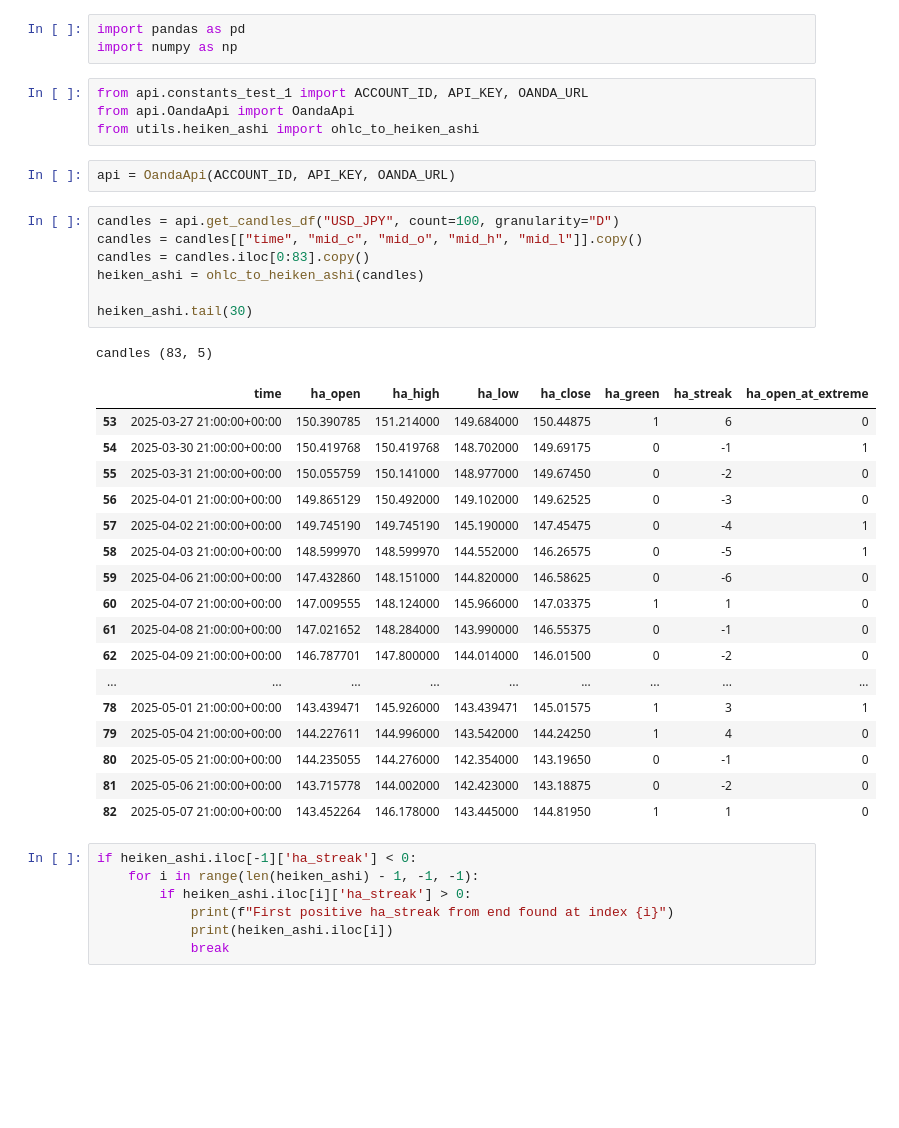
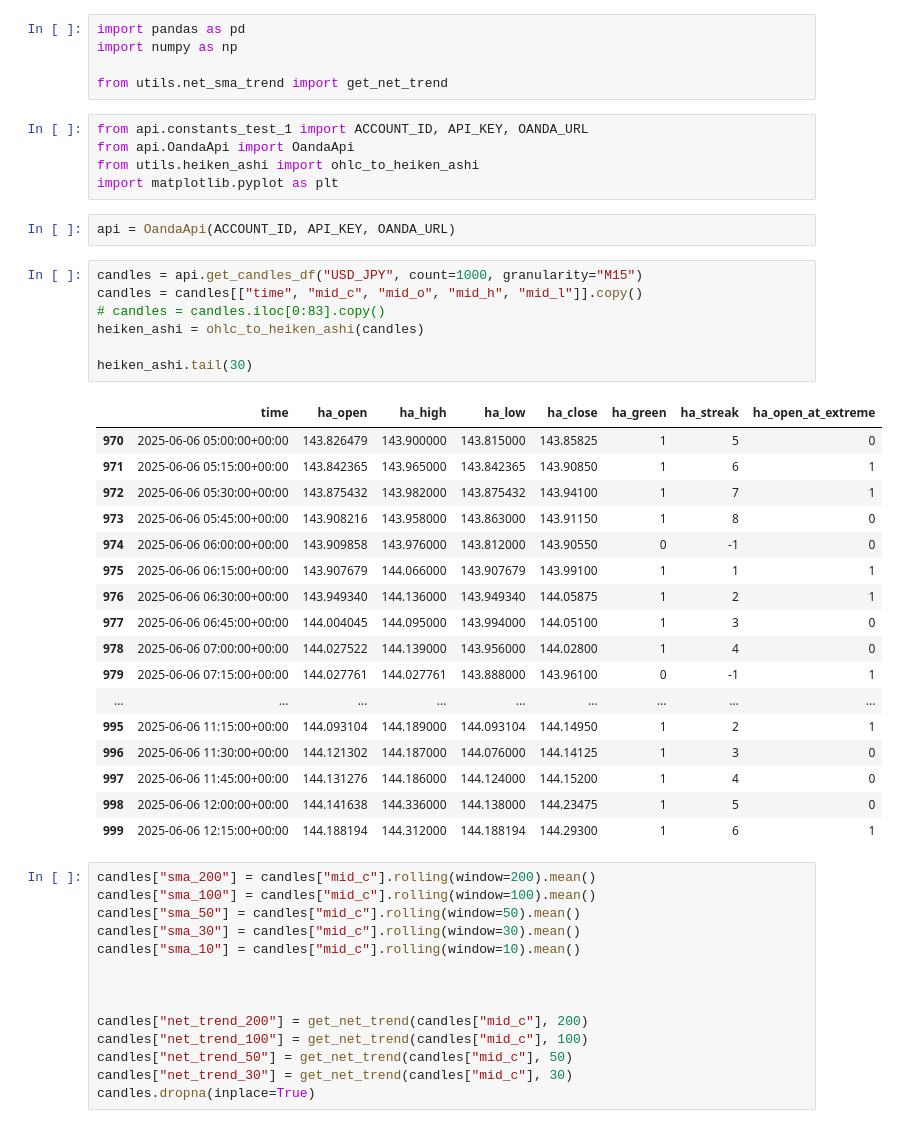
Before and after one commit to jabhishek/trading-bot-heiken, a Jupyter notebook: swing_low.ipynb, the cells around one changed output. Drawn from its saved outputs; the diff is of its cells as text; blank space fills up the shorter version.

```diff
--- a/swing_low.ipynb
+++ b/swing_low.ipynb
@@ -1,43 +1,52 @@
 # %%
 import pandas as pd
 import numpy as np
+
+from utils.net_sma_trend import get_net_trend
 # %%
 from api.constants_test_1 import ACCOUNT_ID, API_KEY, OANDA_URL
 from api.OandaApi import OandaApi
 from utils.heiken_ashi import ohlc_to_heiken_ashi
+import matplotlib.pyplot as plt
 # %%
 api = OandaApi(ACCOUNT_ID, API_KEY, OANDA_URL)
 # %%
-candles = api.get_candles_df("USD_JPY", count=100, granularity="D")
+candles = api.get_candles_df("USD_JPY", count=1000, granularity="M15")
 candles = candles[["time", "mid_c", "mid_o", "mid_h", "mid_l"]].copy()
-candles = candles.iloc[0:83].copy()
+# candles = candles.iloc[0:83].copy()
 heiken_ashi = ohlc_to_heiken_ashi(candles)
 
 heiken_ashi.tail(30)
 # %% [output]
-candles (83, 5)
 |  | time | ha_open | ha_high | ha_low | ha_close | ha_green | ha_streak | ha_open_at_extreme |
-| 53 | 2025-03-27 21:00:00+00:00 | 150.390785 | 151.214000 | 149.684000 | 150.44875 | 1 | 6 | 0 |
-| 54 | 2025-03-30 21:00:00+00:00 | 150.419768 | 150.419768 | 148.702000 | 149.69175 | 0 | -1 | 1 |
-| 55 | 2025-03-31 21:00:00+00:00 | 150.055759 | 150.141000 | 148.977000 | 149.67450 | 0 | -2 | 0 |
-| 56 | 2025-04-01 21:00:00+00:00 | 149.865129 | 150.492000 | 149.102000 | 149.62525 | 0 | -3 | 0 |
-| 57 | 2025-04-02 21:00:00+00:00 | 149.745190 | 149.745190 | 145.190000 | 147.45475 | 0 | -4 | 1 |
-| 58 | 2025-04-03 21:00:00+00:00 | 148.599970 | 148.599970 | 144.552000 | 146.26575 | 0 | -5 | 1 |
-| 59 | 2025-04-06 21:00:00+00:00 | 147.432860 | 148.151000 | 144.820000 | 146.58625 | 0 | -6 | 0 |
-| 60 | 2025-04-07 21:00:00+00:00 | 147.009555 | 148.124000 | 145.966000 | 147.03375 | 1 | 1 | 0 |
-| 61 | 2025-04-08 21:00:00+00:00 | 147.021652 | 148.284000 | 143.990000 | 146.55375 | 0 | -1 | 0 |
-| 62 | 2025-04-09 21:00:00+00:00 | 146.787701 | 147.800000 | 144.014000 | 146.01500 | 0 | -2 | 0 |
+| 970 | 2025-06-06 05:00:00+00:00 | 143.826479 | 143.900000 | 143.815000 | 143.85825 | 1 | 5 | 0 |
+| 971 | 2025-06-06 05:15:00+00:00 | 143.842365 | 143.965000 | 143.842365 | 143.90850 | 1 | 6 | 1 |
+| 972 | 2025-06-06 05:30:00+00:00 | 143.875432 | 143.982000 | 143.875432 | 143.94100 | 1 | 7 | 1 |
+| 973 | 2025-06-06 05:45:00+00:00 | 143.908216 | 143.958000 | 143.863000 | 143.91150 | 1 | 8 | 0 |
+| 974 | 2025-06-06 06:00:00+00:00 | 143.909858 | 143.976000 | 143.812000 | 143.90550 | 0 | -1 | 0 |
+| 975 | 2025-06-06 06:15:00+00:00 | 143.907679 | 144.066000 | 143.907679 | 143.99100 | 1 | 1 | 1 |
+| 976 | 2025-06-06 06:30:00+00:00 | 143.949340 | 144.136000 | 143.949340 | 144.05875 | 1 | 2 | 1 |
+| 977 | 2025-06-06 06:45:00+00:00 | 144.004045 | 144.095000 | 143.994000 | 144.05100 | 1 | 3 | 0 |
+| 978 | 2025-06-06 07:00:00+00:00 | 144.027522 | 144.139000 | 143.956000 | 144.02800 | 1 | 4 | 0 |
+| 979 | 2025-06-06 07:15:00+00:00 | 144.027761 | 144.027761 | 143.888000 | 143.96100 | 0 | -1 | 1 |
 | ... | ... | ... | ... | ... | ... | ... | ... | ... |
-| 78 | 2025-05-01 21:00:00+00:00 | 143.439471 | 145.926000 | 143.439471 | 145.01575 | 1 | 3 | 1 |
-| 79 | 2025-05-04 21:00:00+00:00 | 144.227611 | 144.996000 | 143.542000 | 144.24250 | 1 | 4 | 0 |
-| 80 | 2025-05-05 21:00:00+00:00 | 144.235055 | 144.276000 | 142.354000 | 143.19650 | 0 | -1 | 0 |
-| 81 | 2025-05-06 21:00:00+00:00 | 143.715778 | 144.002000 | 142.423000 | 143.18875 | 0 | -2 | 0 |
-| 82 | 2025-05-07 21:00:00+00:00 | 143.452264 | 146.178000 | 143.445000 | 144.81950 | 1 | 1 | 0 |
+| 995 | 2025-06-06 11:15:00+00:00 | 144.093104 | 144.189000 | 144.093104 | 144.14950 | 1 | 2 | 1 |
+| 996 | 2025-06-06 11:30:00+00:00 | 144.121302 | 144.187000 | 144.076000 | 144.14125 | 1 | 3 | 0 |
+| 997 | 2025-06-06 11:45:00+00:00 | 144.131276 | 144.186000 | 144.124000 | 144.15200 | 1 | 4 | 0 |
+| 998 | 2025-06-06 12:00:00+00:00 | 144.141638 | 144.336000 | 144.138000 | 144.23475 | 1 | 5 | 0 |
+| 999 | 2025-06-06 12:15:00+00:00 | 144.188194 | 144.312000 | 144.188194 | 144.29300 | 1 | 6 | 1 |
 # %%
-if heiken_ashi.iloc[-1]['ha_streak'] < 0:
-    for i in range(len(heiken_ashi) - 1, -1, -1):
-        if heiken_ashi.iloc[i]['ha_streak'] > 0:
-            print(f"First positive ha_streak from end found at index {i}")
-            print(heiken_ashi.iloc[i])
-            break
+candles["sma_200"] = candles["mid_c"].rolling(window=200).mean()
+candles["sma_100"] = candles["mid_c"].rolling(window=100).mean()
+candles["sma_50"] = candles["mid_c"].rolling(window=50).mean()
+candles["sma_30"] = candles["mid_c"].rolling(window=30).mean()
+candles["sma_10"] = candles["mid_c"].rolling(window=10).mean()
+
+
+
+candles["net_trend_200"] = get_net_trend(candles["mid_c"], 200)
+candles["net_trend_100"] = get_net_trend(candles["mid_c"], 100)
+candles["net_trend_50"] = get_net_trend(candles["mid_c"], 50)
+candles["net_trend_30"] = get_net_trend(candles["mid_c"], 30)
+candles.dropna(inplace=True)
 # %%
```
Also changed, not shown: parts of 5 cells of this notebook, 7 other files.
